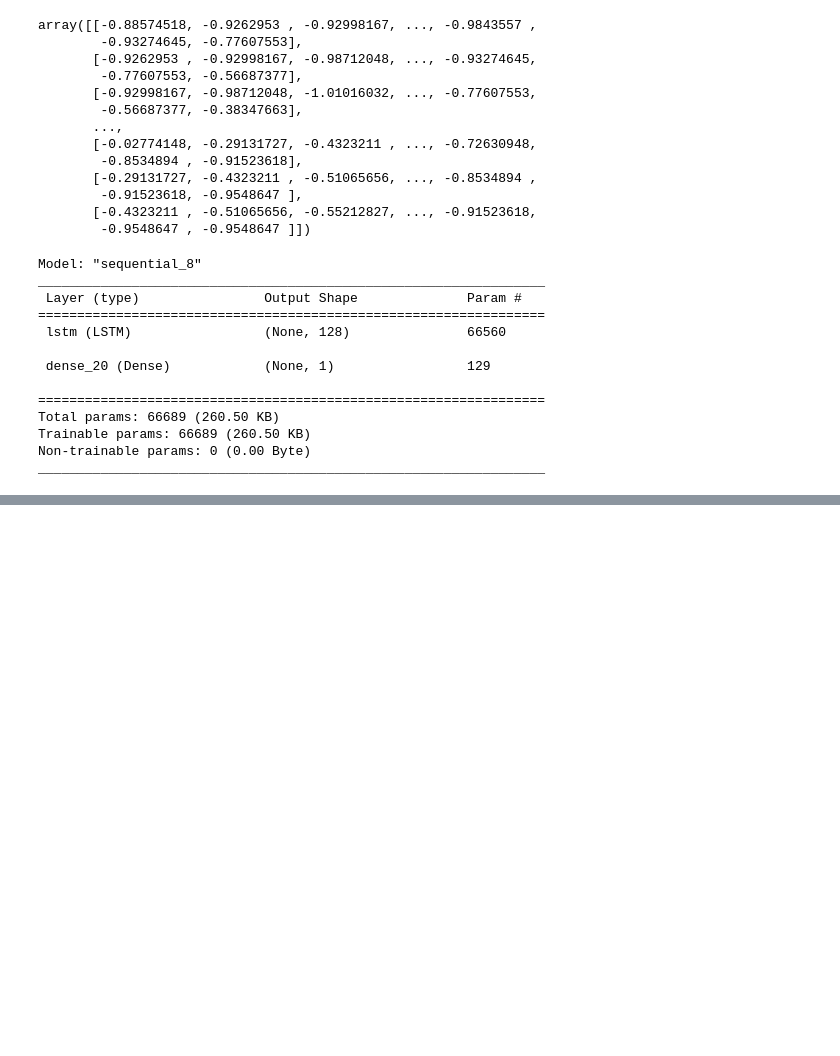
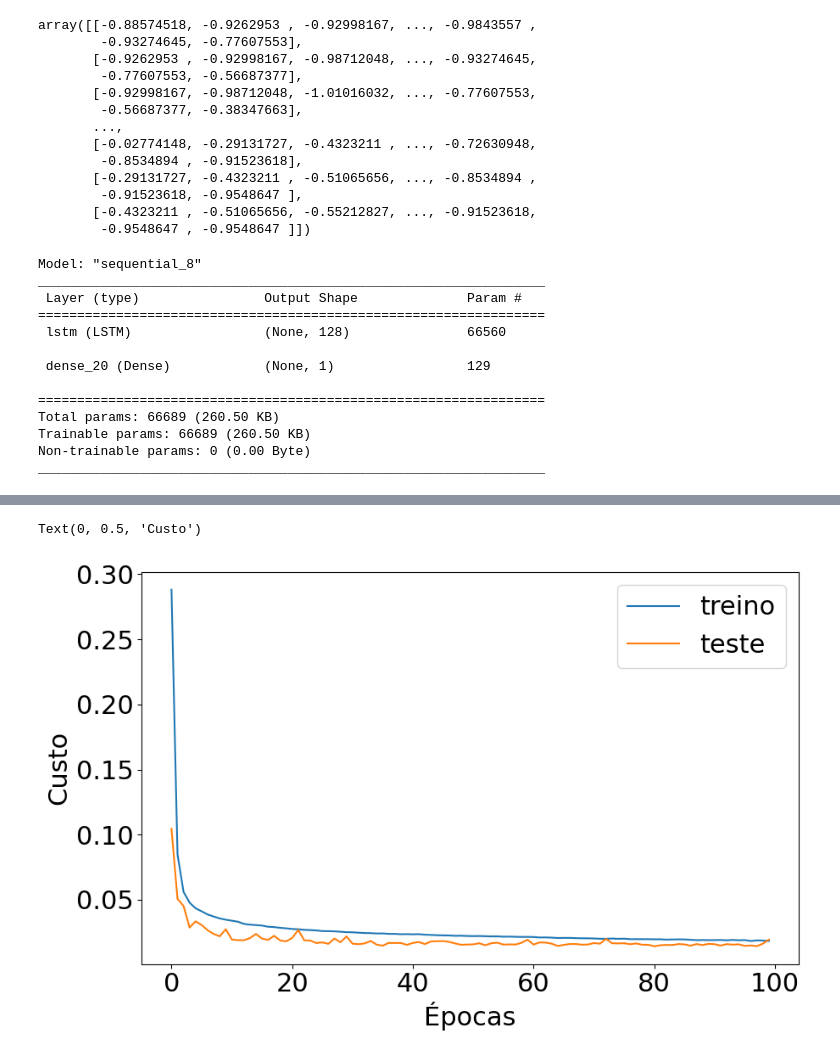
Before and after one commit to mateusopaiva/deep-learning-previsao-keras, a Jupyter notebook: Deep_Learning_previsão_com_Keras.ipynb, the cells around one changed output, grey strips where cells are left out. Saved outputs shown, nothing was run; the diff lists cells and outputs as text; code cells hidden in the pictures; blank space fills up the shorter version.

```diff
--- a/Deep_Learning_previsão_com_Keras.ipynb
+++ b/Deep_Learning_previsão_com_Keras.ipynb
@@ -475,0 +610,9 @@ _________________________________________________________________
+# %%
+plt.plot(resultado.history['loss'])
+plt.plot(resultado.history['val_loss'])
+plt.legend(['treino', 'teste'])
+plt.xlabel('Épocas')
+plt.ylabel('Custo')
+# %% [output]
+Text(0, 0.5, 'Custo')
+[figure, added]
```
Also changed, not shown: parts of 16 cells of this notebook.
